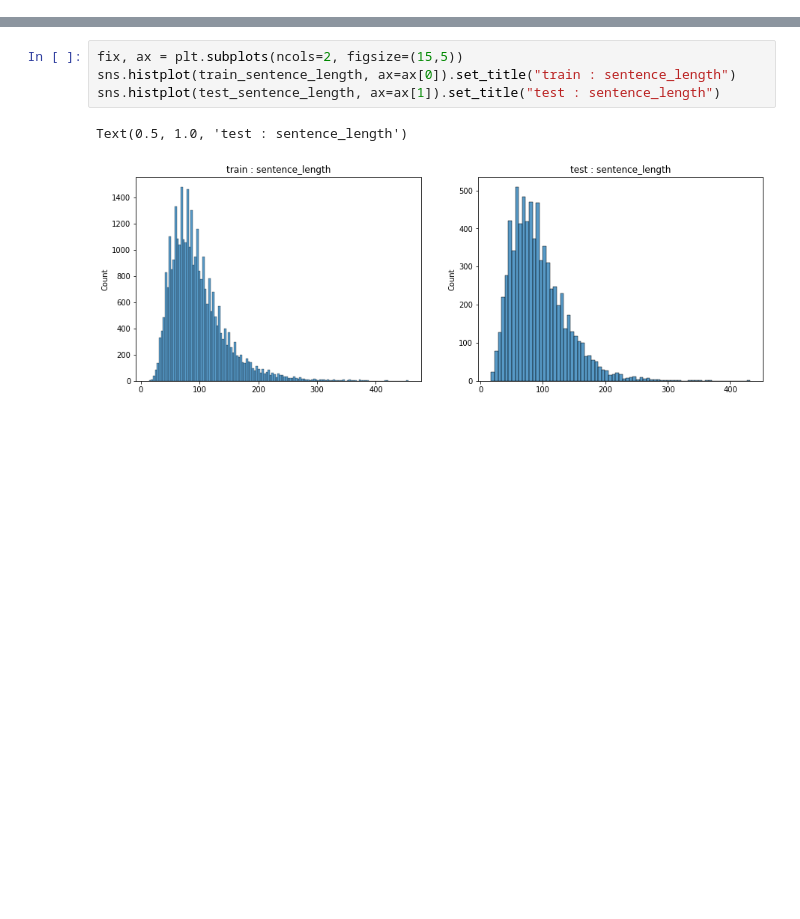
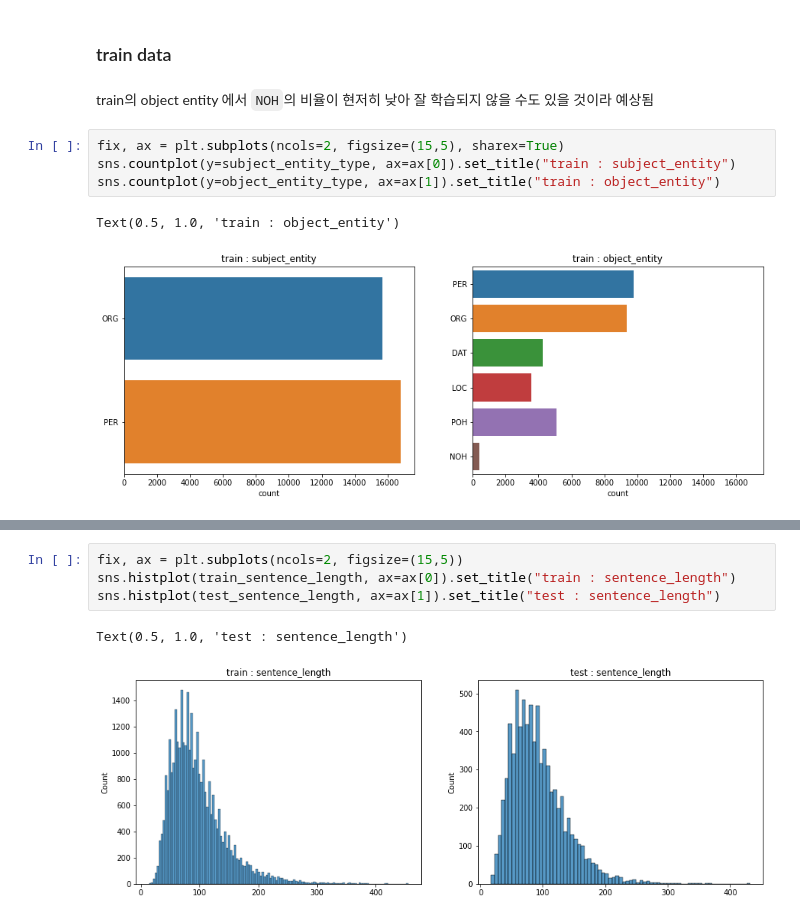
Before and after one commit to boostcampaitech3/level2-klue-level2-nlp-08, a Jupyter notebook: EDA.ipynb, the cells around one changed output, grey strips where cells are left out. Cells and saved outputs as stored; diff of their text form; blank space fills up the shorter version.

```diff
--- a/EDA.ipynb
+++ b/EDA.ipynb
@@ -97,0 +114,11 @@ test_sentence_length = [len(e) for e in test_dataset['sentence']]
+# %% [markdown]
+### train data
+# %% [markdown]
+train의 object entity 에서 `NOH`의 비율이 현저히 낮아 잘 학습되지 않을 수도 있을 것이라 예상됨
+# %%
+fix, ax = plt.subplots(ncols=2, figsize=(15,5), sharex=True)
+sns.countplot(y=subject_entity_type, ax=ax[0]).set_title("train : subject_entity")
+sns.countplot(y=object_entity_type, ax=ax[1]).set_title("train : object_entity")
+# %% [output]
+Text(0.5, 1.0, 'train : object_entity')
+[figure, added]
```
Also changed, not shown: parts of 64 cells of this notebook.
